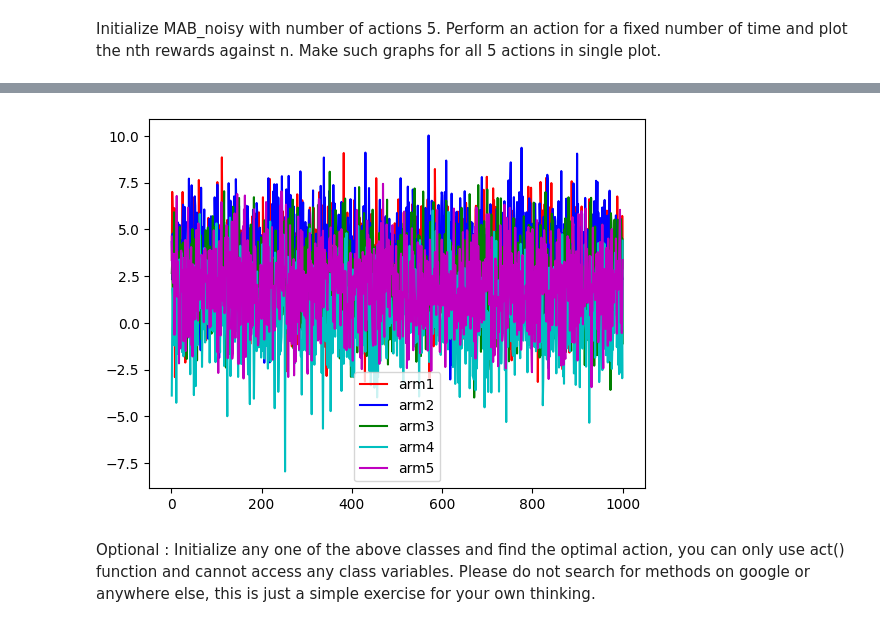
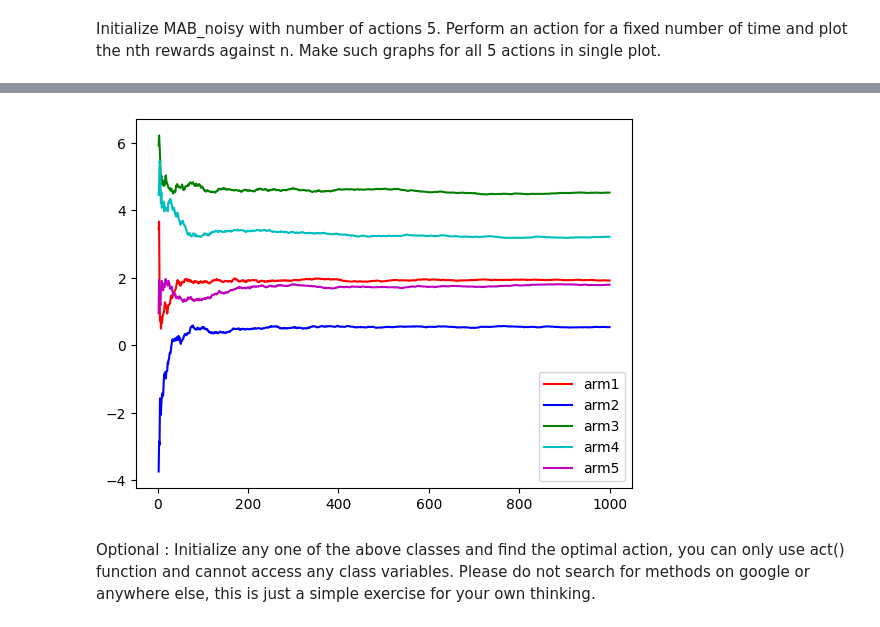
Before and after one commit to Dhvanil-CSE/WiDS-2023-RLverse, a Jupyter notebook: Week-1/multi_armed_bandits.ipynb, the cells around one changed output, grey strips where cells are left out. Saved outputs shown, nothing was run; the diff lists cells and outputs as text; code cells hidden in the pictures.

```diff
--- a/Week-1/multi_armed_bandits.ipynb
+++ b/Week-1/multi_armed_bandits.ipynb
@@ -96,12 +96,15 @@ array([[5., 5., 5., ..., 5., 5., 5.],
 xax=np.zeros(1000)
 for i in range(1000):
   xax[i]=i+1
-
-plt.plot(xax,mprobdraw[0],color='r',label='arm1')
-plt.plot(xax,mprobdraw[1],color='b',label='arm2')
-plt.plot(xax,mprobdraw[2],color='g',label='arm3')
-plt.plot(xax,mprobdraw[3],color='c',label='arm4')
-plt.plot(xax,mprobdraw[4],color='m',label='arm5')
+mplotdraw=np.zeros((5,1000),dtype=float)
+for i in range(5):
+  for j in range(1000):
+    mplotdraw[i][j]=np.mean(mprobdraw[i][:j])
+plt.plot(xax,mplotdraw[0],color='r',label='arm1')
+plt.plot(xax,mplotdraw[1],color='b',label='arm2')
+plt.plot(xax,mplotdraw[2],color='g',label='arm3')
+plt.plot(xax,mplotdraw[3],color='c',label='arm4')
+plt.plot(xax,mplotdraw[4],color='m',label='arm5')
 
 plt.legend()
 plt.show()
@@ -127,16 +130,20 @@ array([[ 3.36532538,  7.00596019,  6.05111644, ...,  0.99121923,
 # %%
 for i in range(100):
   xax[i]=i+1
+mplotndraw=np.zeros((5,1000),dtype=float)
+for i in range(5):
+  for j in range(1000):
+    mplotndraw[i][j]=np.mean(mnoisedraw[i][:j])
 
-plt.plot(xax,mnoisedraw[0],color='r',label='arm1')
-plt.plot(xax,mnoisedraw[1],color='b',label='arm2')
-plt.plot(xax,mnoisedraw[2],color='g',label='arm3')
-plt.plot(xax,mnoisedraw[3],color='c',label='arm4')
-plt.plot(xax,mnoisedraw[4],color='m',label='arm5')
+plt.plot(xax,mplotndraw[0],color='r',label='arm1')
+plt.plot(xax,mplotndraw[1],color='b',label='arm2')
+plt.plot(xax,mplotndraw[2],color='g',label='arm3')
+plt.plot(xax,mplotndraw[3],color='c',label='arm4')
+plt.plot(xax,mplotndraw[4],color='m',label='arm5')
 
 plt.legend()
 plt.show()
 # %% [output]
-[figure, old version]
+[figure, new version]
 # %% [markdown]
 Optional : Initialize any one of the above classes and find the optimal action, you can only use act() function and cannot access any class variables. Please do not search for methods on google or anywhere else, this is just a simple exercise for your own thinking.
```
Also changed, not shown: parts of 6 cells of this notebook.
